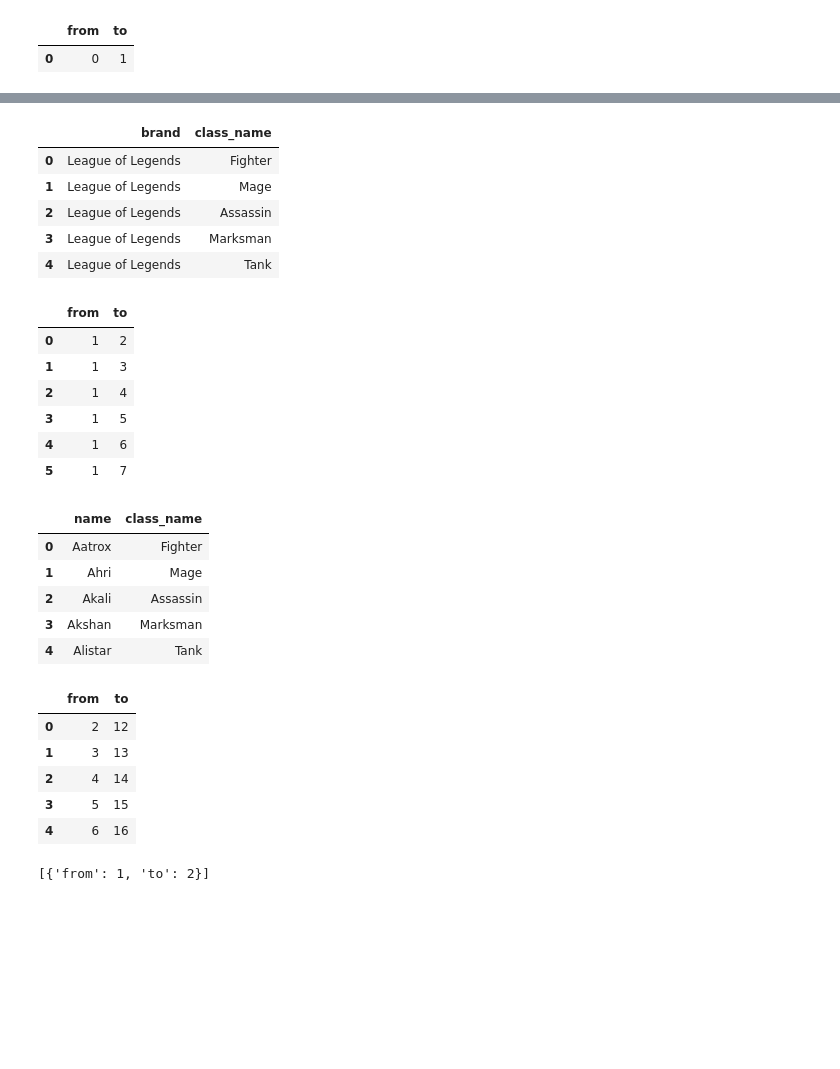
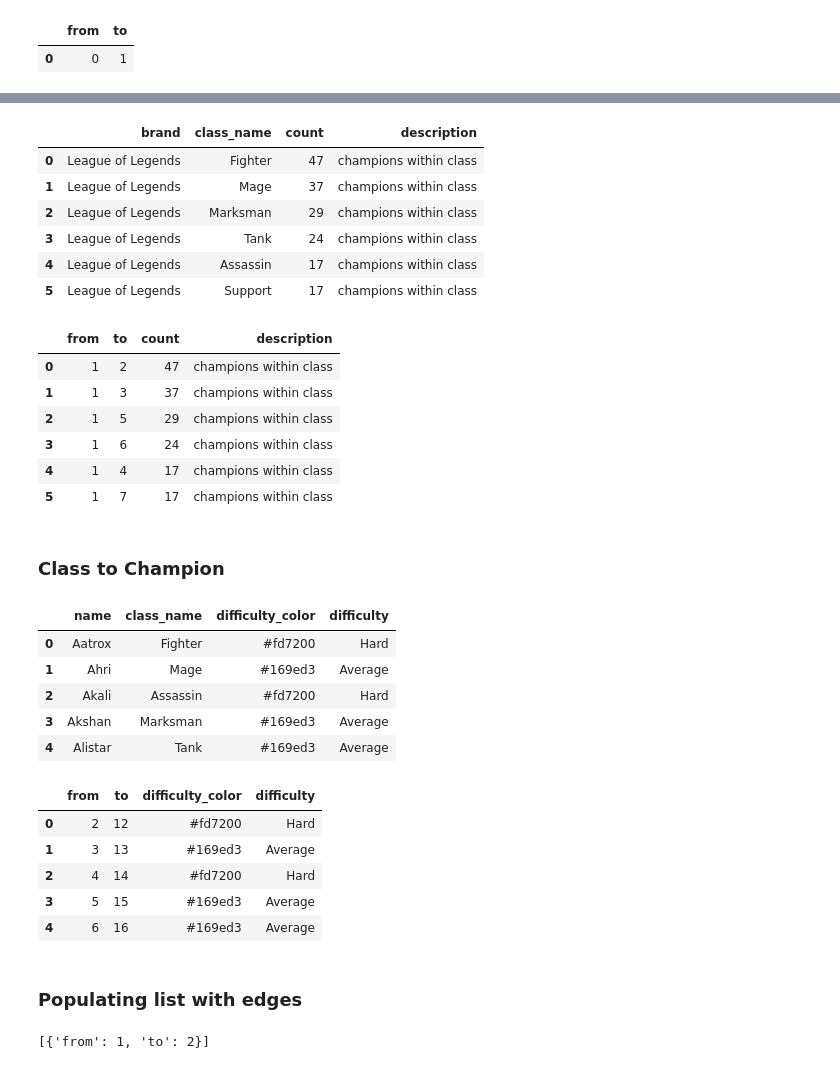
Before and after one commit to cyterat/lol-champs-network, a Jupyter notebook: python/prototype/lol-data-cleansing.ipynb, the cells around one changed output, grey strips where cells are left out. Saved outputs shown, nothing was run; the diff lists cells and outputs as text; code cells hidden in the pictures; blank space fills up the shorter version.

Commit message:
[refactor] Add dynamic edge values, and change style settings

```diff
--- a/python/prototype/lol-data-cleansing.ipynb
+++ b/python/prototype/lol-data-cleansing.ipynb
@@ -985,0 +990,3 @@ relMe
+# %%
+_classes_champ_count = df['class_name'].value_counts().reset_index()
+_classes_champ_count
@@ -986,51 +1001,58 @@ relMe
 # %%
 rel0=pd.DataFrame({
-    'brand': [NODES['label'].iloc[1]]*df['class_name'].unique().shape[0],
-    'class_name': df['class_name'].unique().tolist()
+    'brand': [NODES['label'].iloc[1]]*_classes_champ_count['class_name'].shape[0],
+    'class_name': _classes_champ_count['class_name'],
+    'count': _classes_champ_count['count'],
+    'description': ['champions within class'] * _classes_champ_count.shape[0]
 })
-rel0.head()
+rel0
 # %% [output]
-|  | brand | class_name |
-| 0 | League of Legends | Fighter |
-| 1 | League of Legends | Mage |
-| 2 | League of Legends | Assassin |
-| 3 | League of Legends | Marksman |
-| 4 | League of Legends | Tank |
+|  | brand | class_name | count | description |
+| 0 | League of Legends | Fighter | 47 | champions within class |
+| 1 | League of Legends | Mage | 37 | champions within class |
+| 2 | League of Legends | Marksman | 29 | champions within class |
+| 3 | League of Legends | Tank | 24 | champions within class |
+| 4 | League of Legends | Assassin | 17 | champions within class |
+| 5 | League of Legends | Support | 17 | champions within class |
 # %%
 rel_A = pd.merge(rel0, NODES, how='left', left_on='brand', right_on='label').rename(columns={'id':'from'})
 rel_B = pd.merge(rel_A, NODES, how='left', left_on='class_name', right_on='label').rename(columns={'id':'to'})
-rel0 = rel_B.loc[:,['from','to']]
+rel0 = rel_B.loc[:,['from','to','count','description']]
 rel0
 # %% [output]
-|  | from | to |
-| 0 | 1 | 2 |
-| 1 | 1 | 3 |
-| 2 | 1 | 4 |
-| 3 | 1 | 5 |
-| 4 | 1 | 6 |
-| 5 | 1 | 7 |
+|  | from | to | count | description |
+| 0 | 1 | 2 | 47 | champions within class |
+| 1 | 1 | 3 | 37 | champions within class |
+| 2 | 1 | 5 | 29 | champions within class |
+| 3 | 1 | 6 | 24 | champions within class |
+| 4 | 1 | 4 | 17 | champions within class |
+| 5 | 1 | 7 | 17 | champions within class |
+# %% [markdown]
+### Class to Champion
 # %%
-rel1=df[['name','class_name']]
+rel1=df[['name','class_name','difficulty_color','difficulty']]
 rel1.head()
 # %% [output]
-|  | name | class_name |
-| 0 | Aatrox | Fighter |
-| 1 | Ahri | Mage |
-| 2 | Akali | Assassin |
-| 3 | Akshan | Marksman |
-| 4 | Alistar | Tank |
+|  | name | class_name | difficulty_color | difficulty |
+| 0 | Aatrox | Fighter | #fd7200 | Hard |
+| 1 | Ahri | Mage | #169ed3 | Average |
+| 2 | Akali | Assassin | #fd7200 | Hard |
+| 3 | Akshan | Marksman | #169ed3 | Average |
+| 4 | Alistar | Tank | #169ed3 | Average |
 # %%
 rel_A = pd.merge(rel1, NODES, how='left', left_on='class_name', right_on='label').rename(columns={'id':'from'})
 rel_B = pd.merge(rel_A, NODES, how='left', left_on='name', right_on='label').rename(columns={'id':'to'})
-rel1 = rel_B.loc[:,['from','to']]
+rel1 = rel_B.loc[:,['from','to','difficulty_color','difficulty']]
 rel1.head()
 # %% [output]
-|  | from | to |
-| 0 | 2 | 12 |
-| 1 | 3 | 13 |
-| 2 | 4 | 14 |
-| 3 | 5 | 15 |
-| 4 | 6 | 16 |
+|  | from | to | difficulty_color | difficulty |
+| 0 | 2 | 12 | #fd7200 | Hard |
+| 1 | 3 | 13 | #169ed3 | Average |
+| 2 | 4 | 14 | #fd7200 | Hard |
+| 3 | 5 | 15 | #169ed3 | Average |
+| 4 | 6 | 16 | #169ed3 | Average |
+# %% [markdown]
+### Populating list with edges
 # %%
 edges = []
 for i in range(rel0.shape[0]):
```
Also changed, not shown: parts of 13 cells of this notebook, 3 other files.
